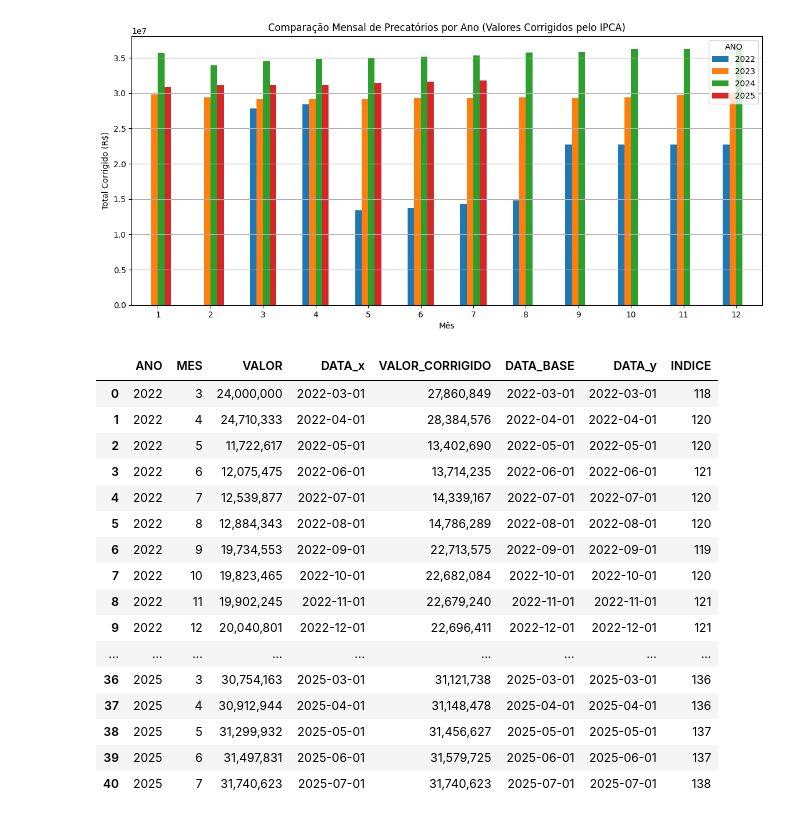
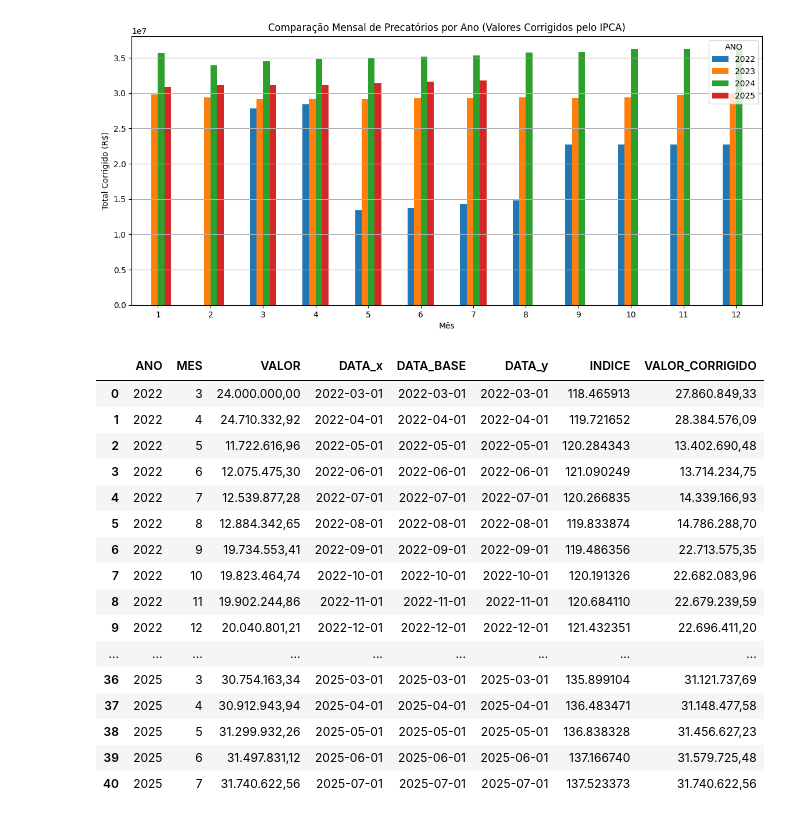
Before and after one commit to PedroJRod/sefin_geop, a Jupyter notebook: notebooks/precatorios.ipynb, the cells around one changed output. Saved outputs shown, nothing was run; the diff lists cells and outputs as text; code cells hidden in the pictures.

Commit message:
precatorios inflacao ok

```diff
--- a/notebooks/precatorios.ipynb
+++ b/notebooks/precatorios.ipynb
@@ -8,7 +8,7 @@ DATA_RAW = os.path.join(PAI_DIR, "data", "raw")
 DATA_PROCESSED = os.path.join(PAI_DIR, "data", "processed")
 SCRIPTS = os.path.join(PAI_DIR, "scripts")
 
-pd.set_option("display.float_format", "{:,.0f}".format)
+# pd.set_option("display.float_format", "{:,.0f}".format)
 # %%
 !python {os.path.join(SCRIPTS, 'elt_precatorios.py')}
 # %% [output]
@@ -203,0 +172,24 @@ df_inflacao_ipca
+# %%
+ipca_mensal = df_inflacao_ipca[df_inflacao_ipca['indicador'] == "IPCA - Variação mensal"].copy()
+
+# Convert 'valor' column to numeric
+ipca_mensal['valor'] = pd.to_numeric(ipca_mensal['valor'], errors='coerce')
+
+ipca_mensal['DATA'] = pd.to_datetime(dict(year=ipca_mensal['ano'], month=ipca_mensal['mes'], day=1))
+
+ipca_mensal = ipca_mensal.sort_values('DATA')
+
+ipca_mensal['FATOR'] = (1 + ipca_mensal['valor']/100).cumprod()
+
+ipca_mensal['INDICE'] = ipca_mensal['FATOR'] / ipca_mensal['FATOR'].iloc[0] * 100
+
+df_precatorios['DATA_BASE'] = pd.to_datetime(dict(year=df_precatorios['ANO'], month=df_precatorios['MES'], day=1))
+df_merged = df_precatorios.merge(ipca_mensal[['DATA','INDICE']], left_on='DATA_BASE', right_on='DATA', how='left')
+
+indice_final = ipca_mensal['INDICE'].iloc[-1]
+
+df_merged['VALOR_CORRIGIDO'] = df_merged['VALOR'] * (indice_final / df_merged['INDICE'])
+
+df_precatorios = df_merged.copy()
+
+df_precatorios
@@ -264,22 +242,27 @@ plt.show()
 [figure]
 [figure]
 # %%
-df_precatorios
+df_precatorios_f = df_precatorios.copy()
+
+df_precatorios_f['VALOR'] = df_precatorios_f['VALOR'].apply(lambda x: f"{x:,.2f}".replace(",", "X").replace(".", ",").replace("X", "."))
+df_precatorios_f['VALOR_CORRIGIDO'] = df_precatorios_f['VALOR_CORRIGIDO'].apply(lambda x: f"{x:,.2f}".replace(",", "X").replace(".", ",").replace("X", "."))
+
+df_precatorios_f
 # %% [output]
-|  | ANO | MES | VALOR | DATA_x | VALOR_CORRIGIDO | DATA_BASE | DATA_y | INDICE |
-| 0 | 2022 | 3 | 24,000,000 | 2022-03-01 | 27,860,849 | 2022-03-01 | 2022-03-01 | 118 |
-| 1 | 2022 | 4 | 24,710,333 | 2022-04-01 | 28,384,576 | 2022-04-01 | 2022-04-01 | 120 |
-| 2 | 2022 | 5 | 11,722,617 | 2022-05-01 | 13,402,690 | 2022-05-01 | 2022-05-01 | 120 |
-| 3 | 2022 | 6 | 12,075,475 | 2022-06-01 | 13,714,235 | 2022-06-01 | 2022-06-01 | 121 |
-| 4 | 2022 | 7 | 12,539,877 | 2022-07-01 | 14,339,167 | 2022-07-01 | 2022-07-01 | 120 |
-| 5 | 2022 | 8 | 12,884,343 | 2022-08-01 | 14,786,289 | 2022-08-01 | 2022-08-01 | 120 |
-| 6 | 2022 | 9 | 19,734,553 | 2022-09-01 | 22,713,575 | 2022-09-01 | 2022-09-01 | 119 |
-| 7 | 2022 | 10 | 19,823,465 | 2022-10-01 | 22,682,084 | 2022-10-01 | 2022-10-01 | 120 |
-| 8 | 2022 | 11 | 19,902,245 | 2022-11-01 | 22,679,240 | 2022-11-01 | 2022-11-01 | 121 |
-| 9 | 2022 | 12 | 20,040,801 | 2022-12-01 | 22,696,411 | 2022-12-01 | 2022-12-01 | 121 |
+|  | ANO | MES | VALOR | DATA_x | DATA_BASE | DATA_y | INDICE | VALOR_CORRIGIDO |
+| 0 | 2022 | 3 | 24.000.000,00 | 2022-03-01 | 2022-03-01 | 2022-03-01 | 118.465913 | 27.860.849,33 |
+| 1 | 2022 | 4 | 24.710.332,92 | 2022-04-01 | 2022-04-01 | 2022-04-01 | 119.721652 | 28.384.576,09 |
+| 2 | 2022 | 5 | 11.722.616,96 | 2022-05-01 | 2022-05-01 | 2022-05-01 | 120.284343 | 13.402.690,48 |
+| 3 | 2022 | 6 | 12.075.475,30 | 2022-06-01 | 2022-06-01 | 2022-06-01 | 121.090249 | 13.714.234,75 |
+| 4 | 2022 | 7 | 12.539.877,28 | 2022-07-01 | 2022-07-01 | 2022-07-01 | 120.266835 | 14.339.166,93 |
+| 5 | 2022 | 8 | 12.884.342,65 | 2022-08-01 | 2022-08-01 | 2022-08-01 | 119.833874 | 14.786.288,70 |
+| 6 | 2022 | 9 | 19.734.553,41 | 2022-09-01 | 2022-09-01 | 2022-09-01 | 119.486356 | 22.713.575,35 |
+| 7 | 2022 | 10 | 19.823.464,74 | 2022-10-01 | 2022-10-01 | 2022-10-01 | 120.191326 | 22.682.083,96 |
+| 8 | 2022 | 11 | 19.902.244,86 | 2022-11-01 | 2022-11-01 | 2022-11-01 | 120.684110 | 22.679.239,59 |
+| 9 | 2022 | 12 | 20.040.801,21 | 2022-12-01 | 2022-12-01 | 2022-12-01 | 121.432351 | 22.696.411,20 |
 | ... | ... | ... | ... | ... | ... | ... | ... | ... |
-| 36 | 2025 | 3 | 30,754,163 | 2025-03-01 | 31,121,738 | 2025-03-01 | 2025-03-01 | 136 |
-| 37 | 2025 | 4 | 30,912,944 | 2025-04-01 | 31,148,478 | 2025-04-01 | 2025-04-01 | 136 |
-| 38 | 2025 | 5 | 31,299,932 | 2025-05-01 | 31,456,627 | 2025-05-01 | 2025-05-01 | 137 |
-| 39 | 2025 | 6 | 31,497,831 | 2025-06-01 | 31,579,725 | 2025-06-01 | 2025-06-01 | 137 |
-| 40 | 2025 | 7 | 31,740,623 | 2025-07-01 | 31,740,623 | 2025-07-01 | 2025-07-01 | 138 |
+| 36 | 2025 | 3 | 30.754.163,34 | 2025-03-01 | 2025-03-01 | 2025-03-01 | 135.899104 | 31.121.737,69 |
+| 37 | 2025 | 4 | 30.912.943,94 | 2025-04-01 | 2025-04-01 | 2025-04-01 | 136.483471 | 31.148.477,58 |
+| 38 | 2025 | 5 | 31.299.932,26 | 2025-05-01 | 2025-05-01 | 2025-05-01 | 136.838328 | 31.456.627,23 |
+| 39 | 2025 | 6 | 31.497.831,12 | 2025-06-01 | 2025-06-01 | 2025-06-01 | 137.166740 | 31.579.725,48 |
+| 40 | 2025 | 7 | 31.740.622,56 | 2025-07-01 | 2025-07-01 | 2025-07-01 | 137.523373 | 31.740.622,56 |
```
Also changed, not shown: parts of 11 cells of this notebook, 2 other files.
